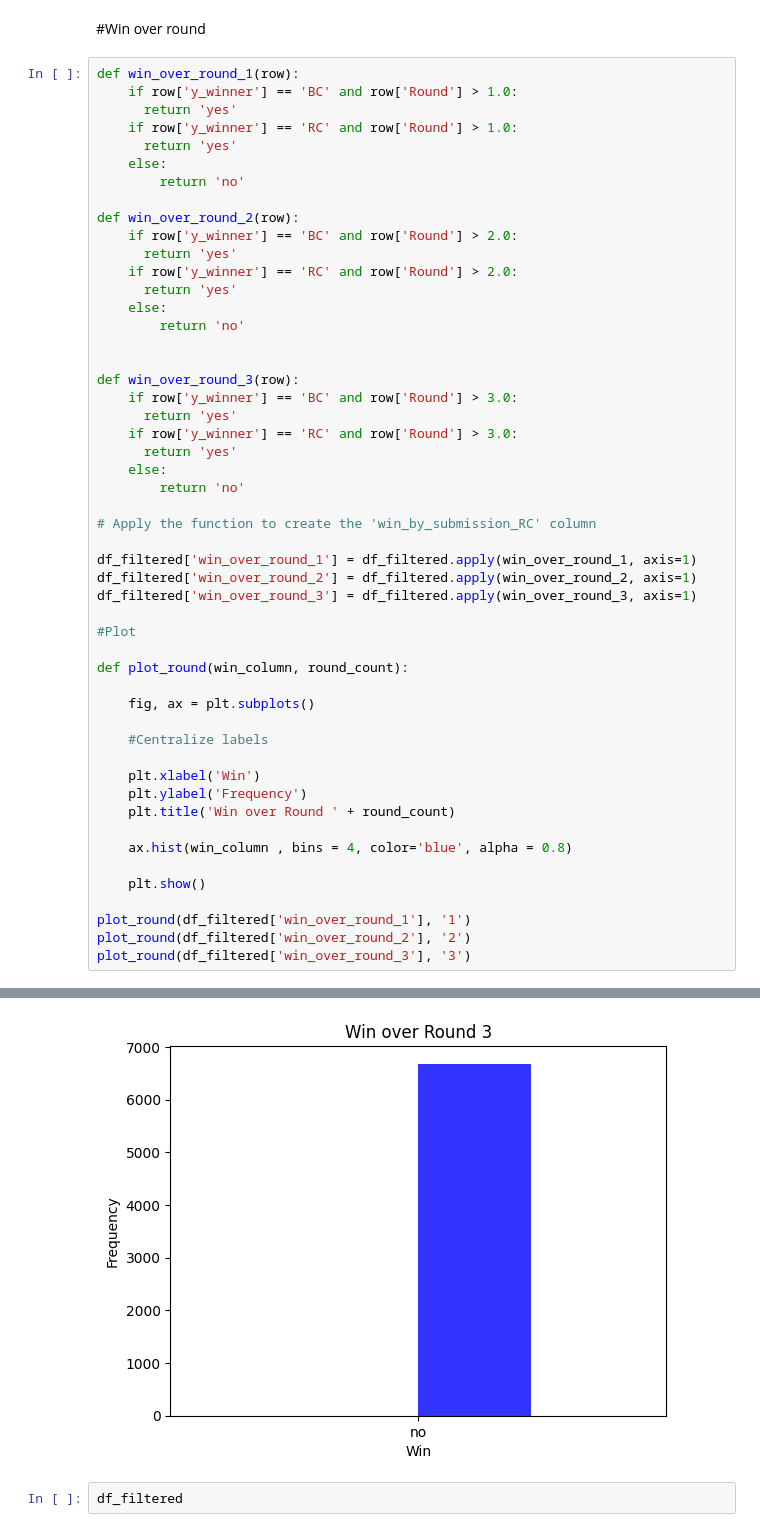
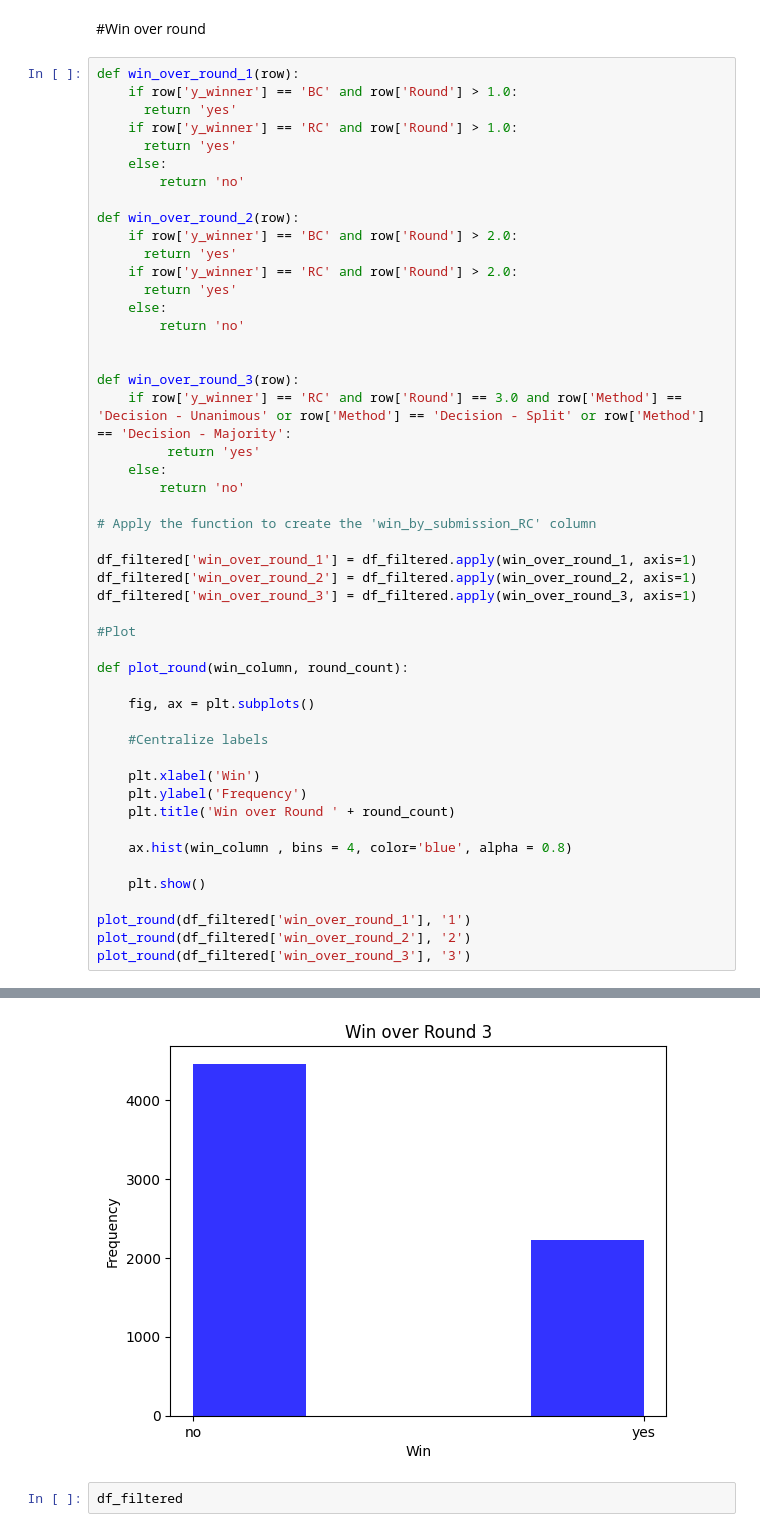
Before and after one commit to LeticiaFarias21/AnalisaNumPerguntas, a Jupyter notebook: CG/propbets/propbets.ipynb, the cells around one changed output, grey strips where cells are left out. Cells and saved outputs as stored; diff of their text form.

Commit message:
Fix over round 3 to include decision

```diff
--- a/CG/propbets/propbets.ipynb
+++ b/CG/propbets/propbets.ipynb
@@ -440,42 +440,40 @@ def win_over_round_2(row):
 
 
 def win_over_round_3(row):
-    if row['y_winner'] == 'BC' and row['Round'] > 3.0:
-      return 'yes'
-    if row['y_winner'] == 'RC' and row['Round'] > 3.0:
-      return 'yes'
+    if row['y_winner'] == 'RC' and row['Round'] == 3.0 and row['Method'] == 'Decision - Unanimous' or row['Method'] == 'Decision - Split' or row['Method'] == 'Decision - Majority':
+         return 'yes'
     else:
         return 'no'
 
 # Apply the function to create the 'win_by_submission_RC' column
 
 df_filtered['win_over_round_1'] = df_filtered.apply(win_over_round_1, axis=1)
 df_filtered['win_over_round_2'] = df_filtered.apply(win_over_round_2, axis=1)
 df_filtered['win_over_round_3'] = df_filtered.apply(win_over_round_3, axis=1)
 
 #Plot
 
 def plot_round(win_column, round_count):
 
     fig, ax = plt.subplots()
 
     #Centralize labels
 
     plt.xlabel('Win')
     plt.ylabel('Frequency')
     plt.title('Win over Round ' + round_count)
 
     ax.hist(win_column , bins = 4, color='blue', alpha = 0.8)
 
     plt.show()
 
 plot_round(df_filtered['win_over_round_1'], '1')
 plot_round(df_filtered['win_over_round_2'], '2')
 plot_round(df_filtered['win_over_round_3'], '3')
 # %% [output]
 [figure]
 [figure]
-[figure, old version]
+[figure, new version]
 # %%
 df_filtered
 # %% [output]
```
